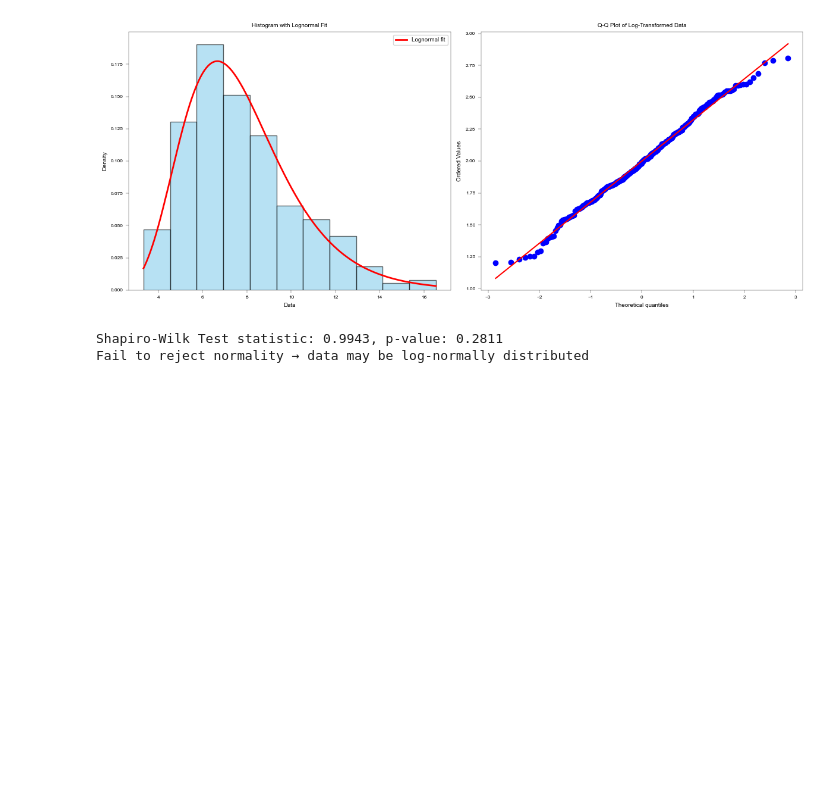
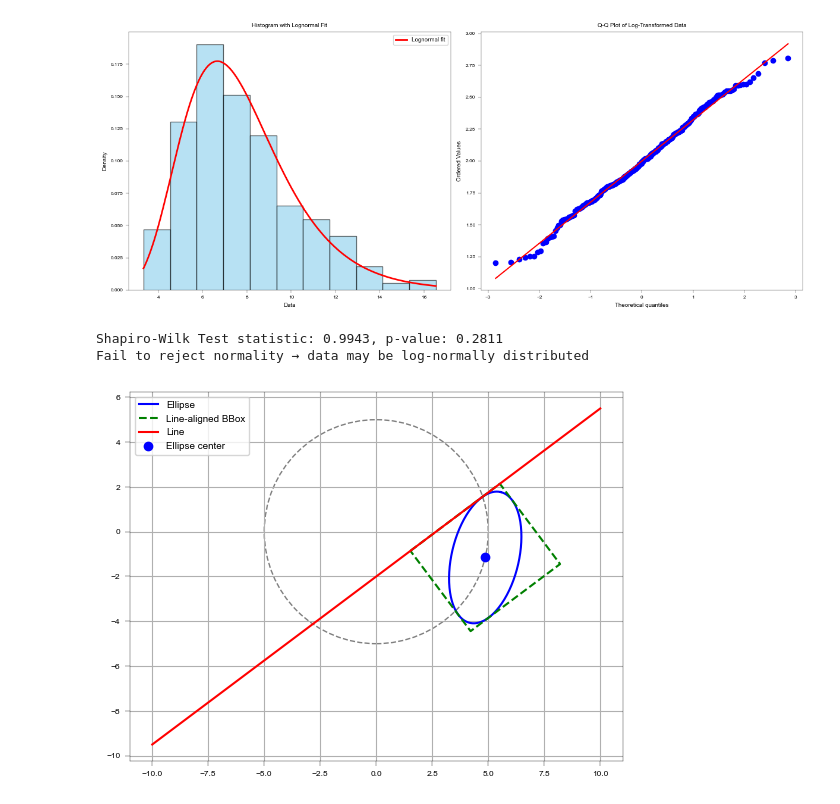
Before and after one commit to EPFL-ENAC/LUTS-pneuma-simulator, a Jupyter notebook: notebooks/discrete.ipynb, the cells around one changed output. Drawn from its saved outputs; the diff is of its cells as text; code cells hidden in the pictures; blank space fills up the shorter version.

```diff
--- a/notebooks/discrete.ipynb
+++ b/notebooks/discrete.ipynb
@@ -1288,3 +1368,93 @@ else:
 [figure]
 Shapiro-Wilk Test statistic: 0.9943, p-value: 0.2811
 Fail to reject normality → data may be log-normally distributed
+# %%
+%matplotlib inline
+# --- Ellipse and circle parameters ---
+a, b = 3, 1.5
+R = 5
+
+# --- Arbitrary line: y = m*x + c ---
+m = 0.75
+c = -2.0
+
+# --- Compute rotation to make line horizontal ---
+phi = np.arctan(m)
+cos_phi, sin_phi = np.cos(phi), np.sin(phi)
+
+# --- Rotate line and circle center into this frame ---
+y_line_prime = c * cos_phi
+
+# Quadratic coefficients (exact same as horizontal-line case)
+A = R**2 - b**2 + a**2
+B = -2 * R * y_line_prime
+C = y_line_prime**2 - a**2
+
+discriminant = B**2 - 4 * A * C
+if discriminant < 0:
+    raise ValueError("No solution: line too far from circle.")
+
+sin_theta1 = (-B + np.sqrt(discriminant)) / (2 * A)
+sin_theta2 = (-B - np.sqrt(discriminant)) / (2 * A)
+
+# Pick valid solution
+theta_candidates = [np.arcsin(s) for s in [sin_theta1, sin_theta2] if -1 <= s <= 1]
+theta_contact = min(theta_candidates)
+
+# --- Ellipse center and orientation in rotated frame ---
+x0_rot = R * np.cos(theta_contact)
+y0_rot = R * np.sin(theta_contact)
+psi_rot = theta_contact + np.pi / 2
+
+# --- Rotate everything back to original frame ---
+R_back = np.array([[cos_phi, -sin_phi], [sin_phi, cos_phi]])
+center_orig = R_back @ np.array([x0_rot, y0_rot])
+x0 = center_orig[0]
+y0 = center_orig[1]
+psi = psi_rot + phi  # ellipse orientation in original frame
+
+# --- Ellipse points for plotting ---
+t_param = np.linspace(0, 2 * np.pi, 300)
+x_ell = x0 + a * np.cos(t_param) * np.cos(psi) - b * np.sin(t_param) * np.sin(psi)
+y_ell = y0 + a * np.cos(t_param) * np.sin(psi) + b * np.sin(t_param) * np.cos(psi)
+
+# --- Line-aligned bounding box ---
+# Step 1: Rotate ellipse points into line-aligned frame
+x_ell_line = cos_phi * x_ell + sin_phi * y_ell
+y_ell_line = -sin_phi * x_ell + cos_phi * y_ell
+
+# Step 2: Compute axis-aligned bounding box in line-aligned frame
+xmin, xmax = x_ell_line.min(), x_ell_line.max()
+ymin, ymax = y_ell_line.min(), y_ell_line.max()
+bbox_line = np.array([[xmin, ymax], [xmax, ymax], [xmax, ymin], [xmin, ymin], [xmin, ymax]]).T
+
+# Step 3: Rotate bounding box back to original frame
+bbox_final = R_back @ bbox_line
+
+# --- Plot ---
+fig, ax = plt.subplots()
+ax.set_aspect("equal")
+ax.grid(True)
+
+# Circle
+circle = plt.Circle((0, 0), R, fill=False, linestyle="--", color="gray")
+ax.add_artist(circle)
+
+# Ellipse
+ax.plot(x_ell, y_ell, "b", label="Ellipse")
+
+# Line-aligned bounding box
+ax.plot(bbox_final[0, :], bbox_final[1, :], "g--", label="Line-aligned BBox")
+
+# Red line
+x_vals = np.linspace(-10, 10, 400)
+y_vals = m * x_vals + c
+ax.plot(x_vals, y_vals, "r-", label="Line")
+
+# Ellipse center
+ax.plot(x0, y0, "bo", label="Ellipse center")
+
+ax.legend()
+plt.show()
+# %% [output]
+[figure, added]
```
Also changed, not shown: parts of 13 cells of this notebook.
